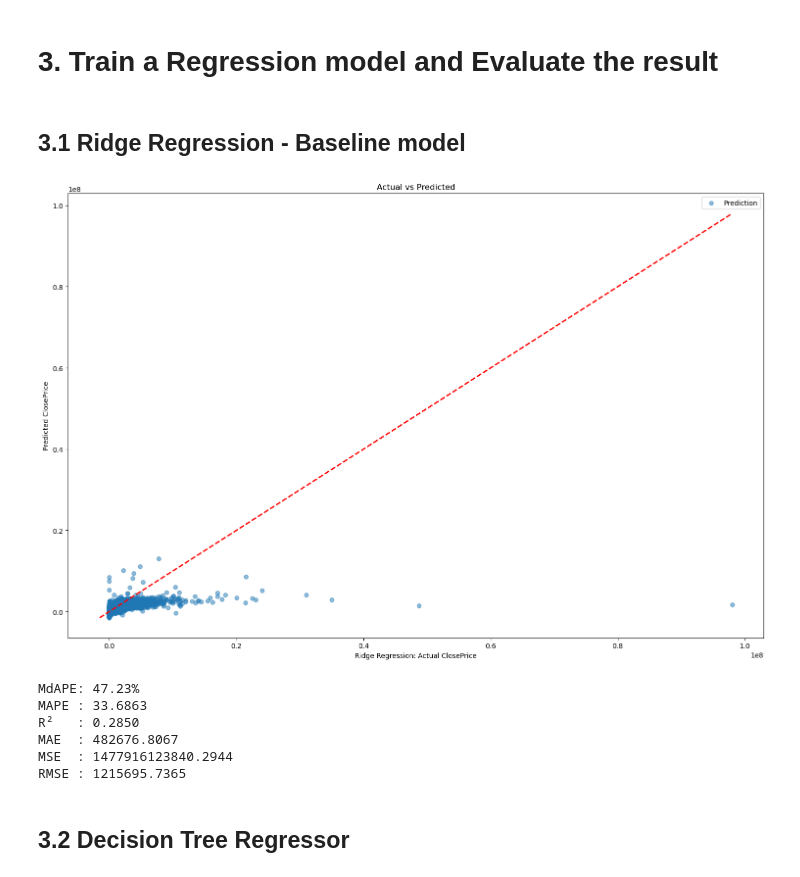
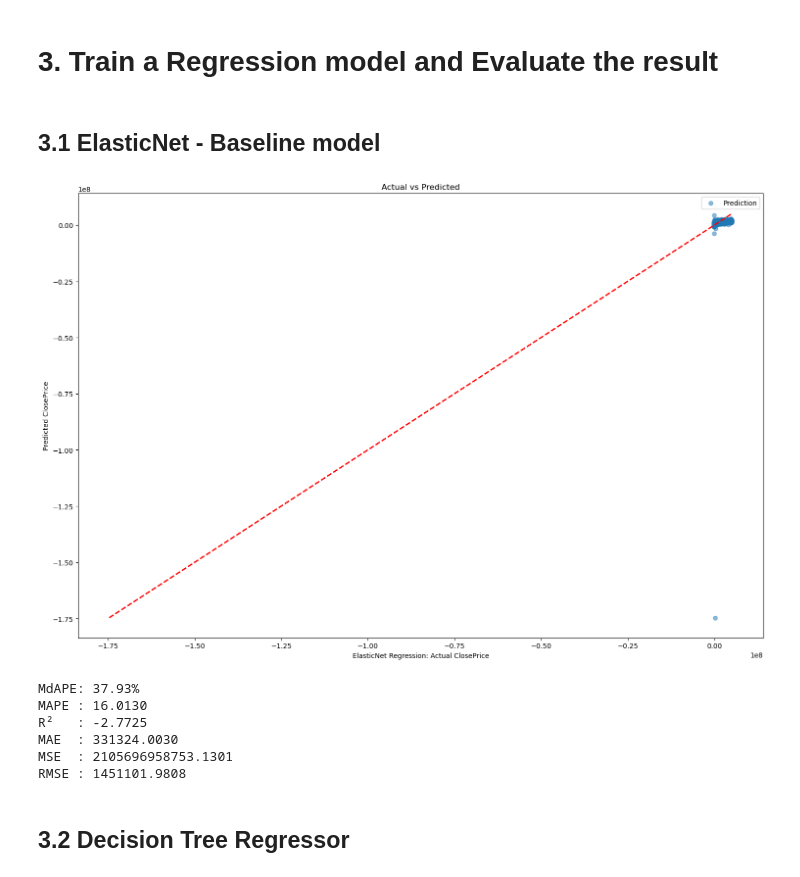
Before and after one commit to yex002/IDXEchange_data_science_intern_summer, a Jupyter notebook: 04_model_comparison.ipynb..ipynb, the cells around one changed output. Cells and saved outputs as stored; diff of their text form; code cells hidden in the pictures.

```diff
--- a/04_model_comparison.ipynb..ipynb
+++ b/04_model_comparison.ipynb..ipynb
@@ -100,0 +73,10 @@ memory usage: 3.5+ MB
+# %%
+cols=["CountyOrParish","City","StateOrProvince","MLSAreaMajor","PropertySubType","Levels","PostalCode"]
+for col in cols:
+    top10 = data_train[col].value_counts().nlargest(10).index
+    data_train[col] = data_train[col].where(data_train[col].isin(top10), "Other")
+    data_test[col] = data_test[col].where(data_test[col].isin(top10), "Other")
+data_train = pd.get_dummies(data_train, columns=cols, drop_first=True)
+data_test = pd.get_dummies(data_test, columns=cols, drop_first=True)
+# 保证列一致
+data_test = data_test.reindex(columns=data_train.columns, fill_value=0)
@@ -107,32 +107,32 @@ X_test, y_test = data_test.drop(columns=["ClosePrice"] + data_train.select_dtype
 # %%
 results = []
 # %% [markdown]
-## 3.1 Ridge Regression - Baseline model
+## 3.1 ElasticNet - Baseline model
 # %%
-from sklearn.linear_model import Ridge
+from sklearn.linear_model import ElasticNet
 
-model = Ridge(alpha=1.0)
+model = ElasticNet(alpha=0.1, l1_ratio=0.5)
 model.fit(X_train, y_train)
 y_pred = model.predict(X_test)
 # %%
 import matplotlib.pyplot as plt
 
 plt.figure(figsize=(15, 10))
 plt.scatter(y_test, y_pred, alpha=0.5, label="Prediction")
 
 # 理想预测线 y=x
 min_val = min(y_test.min(), y_pred.min())
 max_val = max(y_test.max(), y_pred.max())
 plt.plot([min_val, max_val], [min_val, max_val], 'r--', linewidth=2)
 
-plt.xlabel("Ridge Regression: Actual ClosePrice")
+plt.xlabel("ElasticNet Regression: Actual ClosePrice")
 plt.ylabel("Predicted ClosePrice")
 plt.title("Actual vs Predicted")
 plt.tight_layout()
 plt.legend()
 plt.show()
 # %% [output]
-[figure, old version]
+[figure, new version]
 # %%
 # Median Absolute Percentage Error, MAPE,R2,MAE,MSE,RMSE
 
@@ -163,12 +163,12 @@ results.append({
     "RMSE":rmse
 })
 # %% [output]
-MdAPE: 47.23%
-MAPE : 33.6863
-R²   : 0.2850
-MAE  : 482676.8067
-MSE  : 1477916123840.2944
-RMSE : 1215695.7365
+MdAPE: 37.93%
+MAPE : 16.0130
+R²   : -2.7725
+MAE  : 331324.0030
+MSE  : 2105696958753.1301
+RMSE : 1451101.9808
 # %% [markdown]
 ## 3.2 Decision Tree Regressor
 # %%
```
Also changed, not shown: parts of 61 cells of this notebook.
